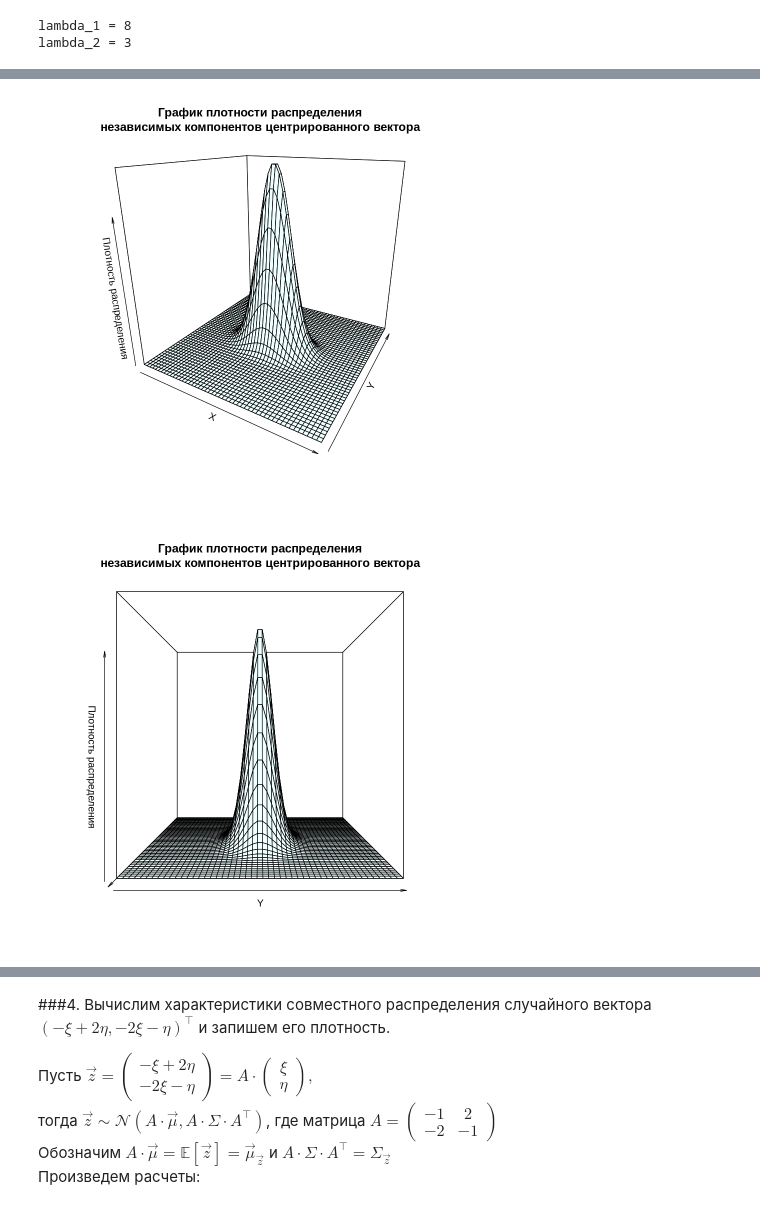
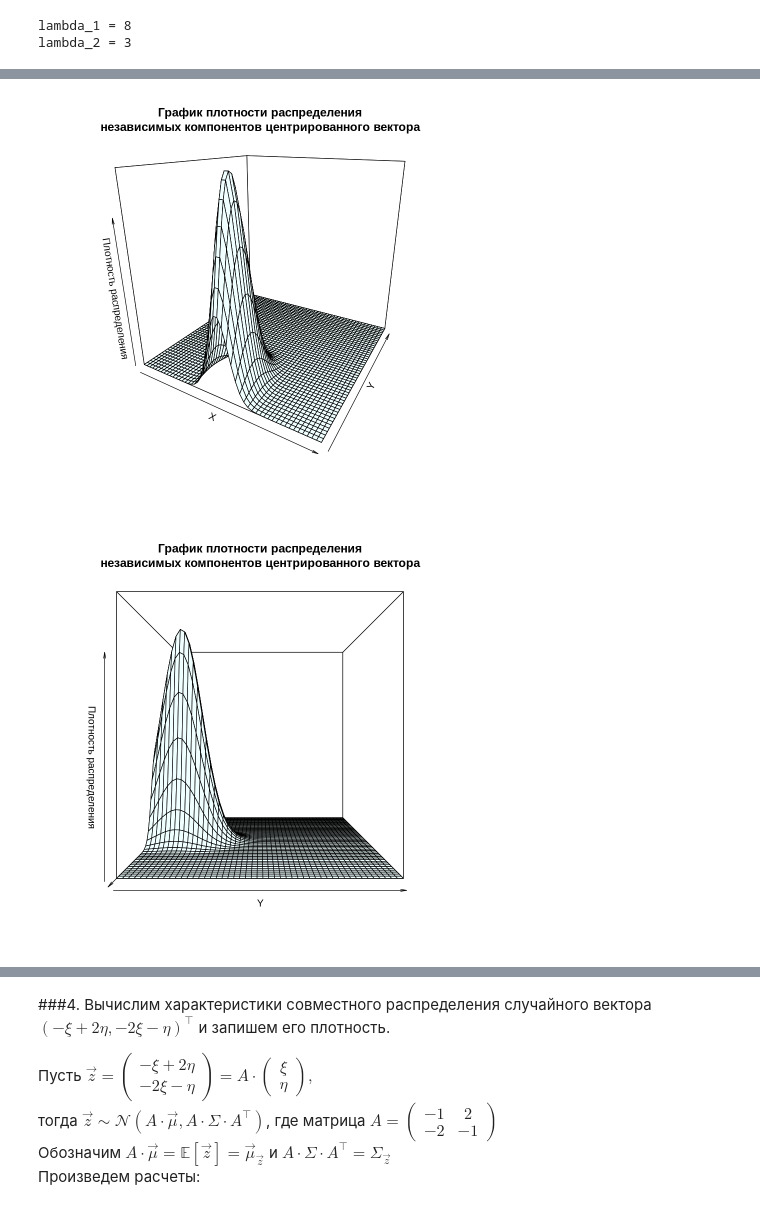
Before and after one commit to the-mvi/stat_an_gr2363-2024, a Jupyter notebook: 2363_Chetverikov_DM/task1.ipynb, the cells around one changed output, grey strips where cells are left out. Saved outputs shown, nothing was run; the diff lists cells and outputs as text; code cells hidden in the pictures.

```diff
--- a/2363_Chetverikov_DM/task1.ipynb
+++ b/2363_Chetverikov_DM/task1.ipynb
@@ -250,7 +257,7 @@ install.packages("plot3D")
 
 library(plot3D)
 
-p_xi_eta <- function(x, y){(sqrt(6) / pi) * exp(-0.5 * (3 * x^2 + 8 * y^2))}
+p_xi_eta <- function(x, y){(sqrt(6) / pi) * exp(-0.5 * (8 * x^2 + 3 * y^2 + (6 * sqrt(5) * y) + 15))}
 
 x <- seq(-3, 3, length.out = 50)
 y <- seq(-3, 3, length.out = 50)
@@ -275,2 +284,2 @@ main = "График плотности распределения\nнезави
-[figure, old version]
+[figure, new version]
-[figure, old version]
+[figure, new version]
```
Also changed, not shown: parts of 6 cells of this notebook.
